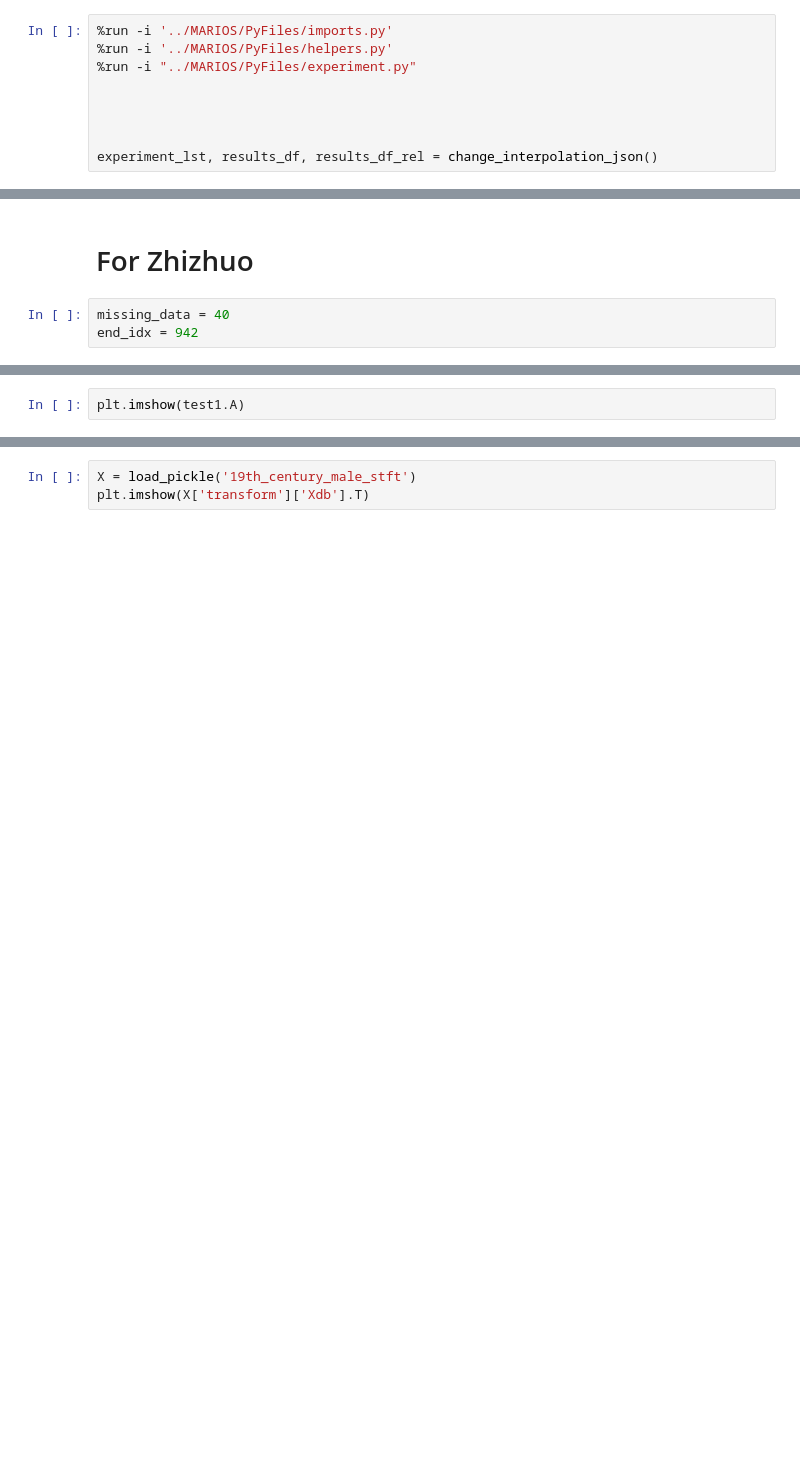
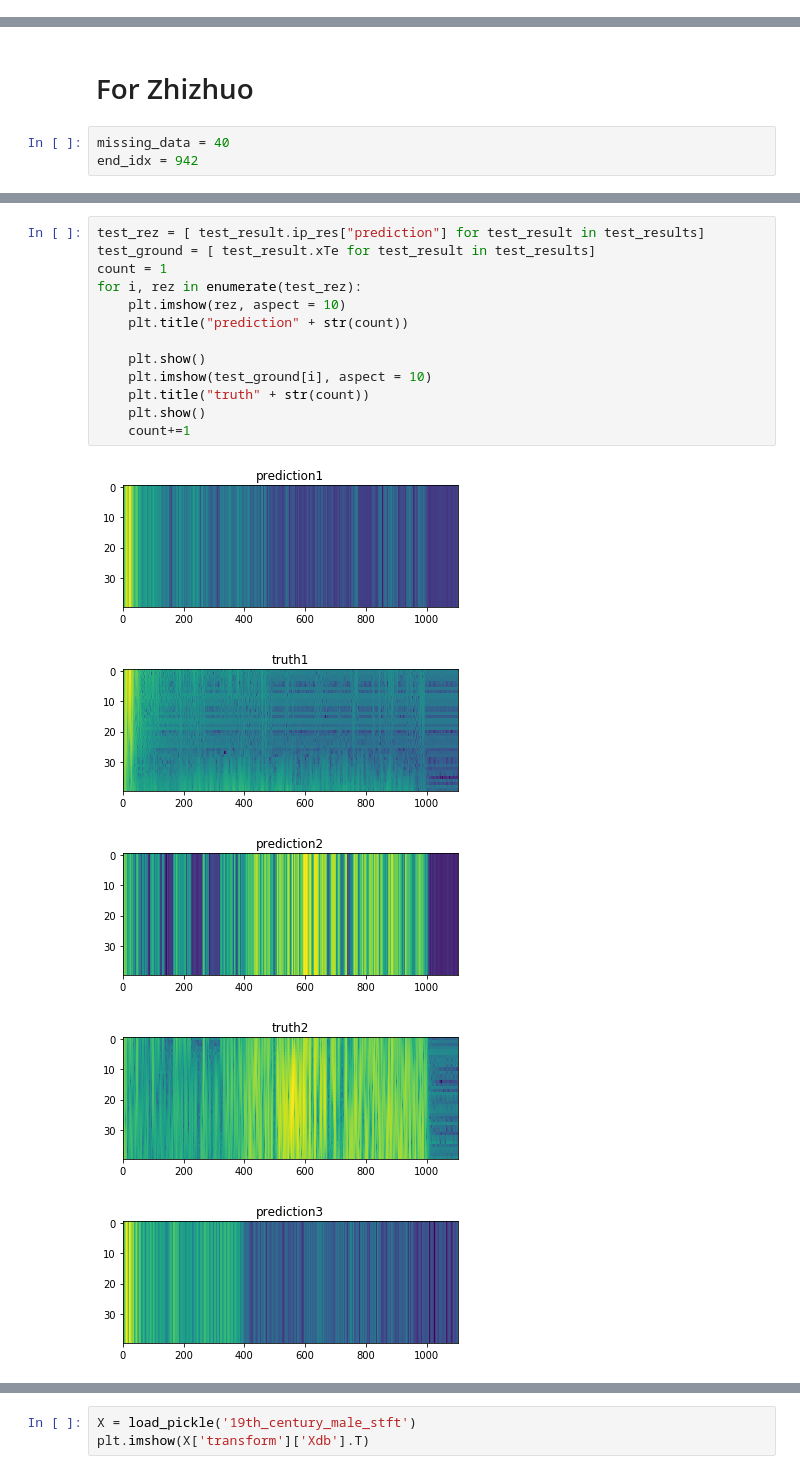
Before and after one commit to blindedjoy/Reservoir, a Jupyter notebook: MARIOS/Analysis.ipynb, the cells around one changed output, grey strips where cells are left out. Drawn from its saved outputs; the diff is of its cells as text; blank space fills up the shorter version.

```diff
--- a/MARIOS/Analysis.ipynb
+++ b/MARIOS/Analysis.ipynb
@@ -117,9 +131,0 @@ ifdel({"a":1, "b" : 2}, "a")
-# %%
-%run -i '../MARIOS/PyFiles/imports.py'
-%run -i '../MARIOS/PyFiles/helpers.py'
-%run -i "../MARIOS/PyFiles/experiment.py"
-
-
-
-
-experiment_lst, results_df, results_df_rel = change_interpolation_json()
@@ -2000,2 +1784,19 @@ for prediction in test_lst:
-# %%
-plt.imshow(test1.A)
+# %%
+test_rez = [ test_result.ip_res["prediction"] for test_result in test_results]
+test_ground = [ test_result.xTe for test_result in test_results]
+count = 1
+for i, rez in enumerate(test_rez):
+    plt.imshow(rez, aspect = 10)
+    plt.title("prediction" + str(count))
+
+    plt.show()
+    plt.imshow(test_ground[i], aspect = 10)
+    plt.title("truth" + str(count))
+    plt.show()
+    count+=1
+# %% [output]
+[figure, added]
+[figure, added]
+[figure, added]
+[figure, added]
+[figure, added]
```
Also changed, not shown: parts of 17 cells of this notebook, 8 other files.
